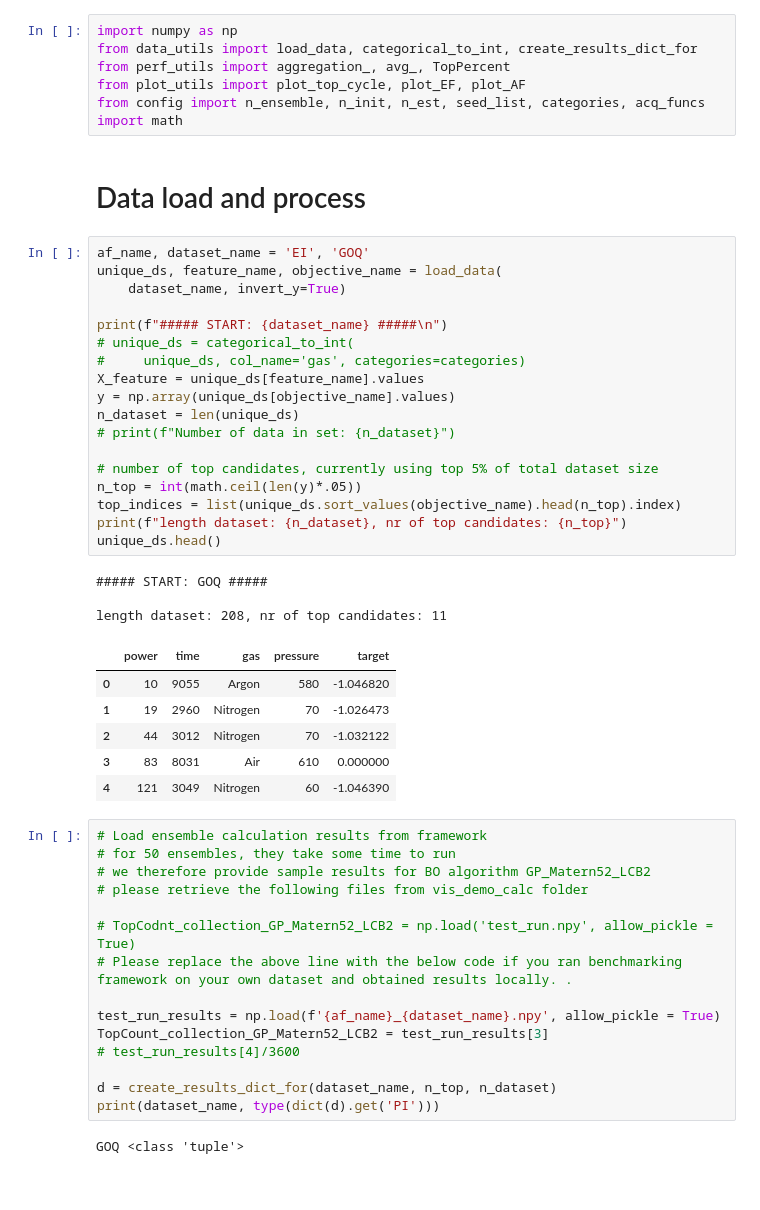
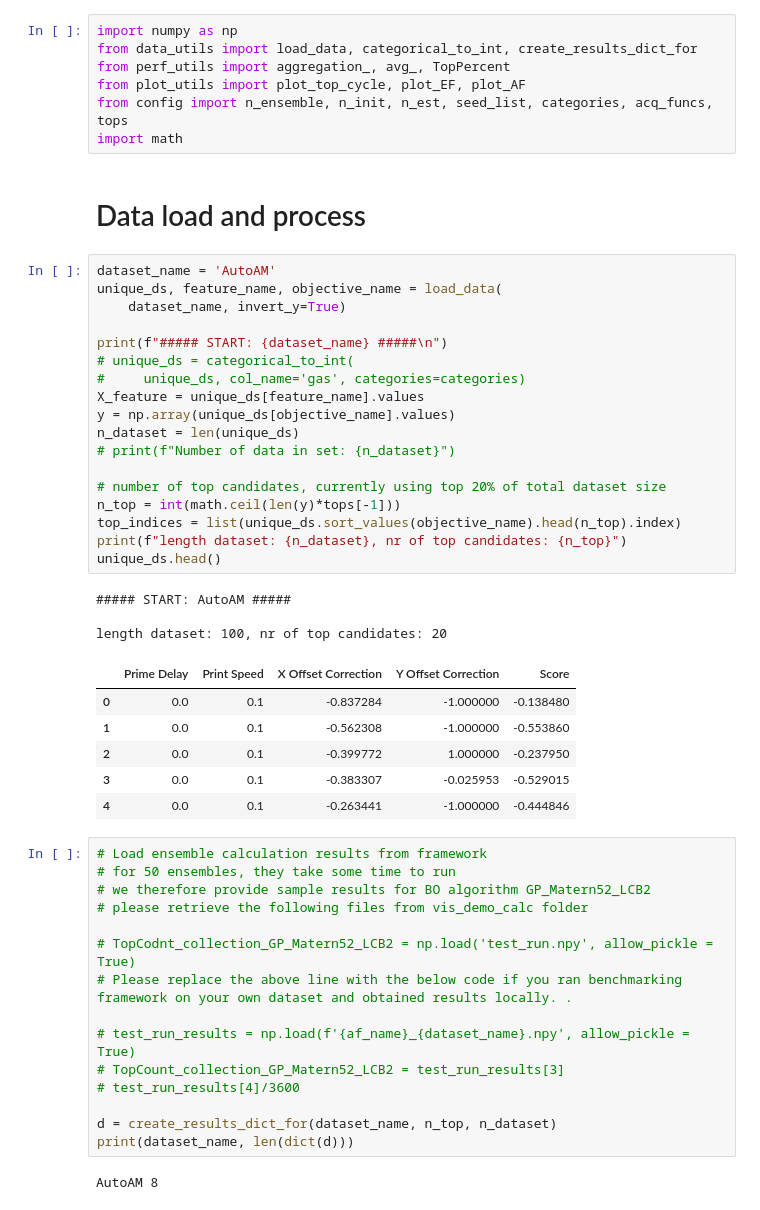
Before and after one commit to hududed/bayesian-materials-science-benchmarking, a Jupyter notebook: bayesian_materials_science_benchmarking/perf_viz.ipynb, the cells around one changed output. Drawn from its saved outputs; the diff is of its cells as text.

Commit message:
results

```diff
--- a/bayesian_materials_science_benchmarking/perf_viz.ipynb
+++ b/bayesian_materials_science_benchmarking/perf_viz.ipynb
@@ -3,38 +3,38 @@ import numpy as np
 from data_utils import load_data, categorical_to_int, create_results_dict_for
 from perf_utils import aggregation_, avg_, TopPercent
 from plot_utils import plot_top_cycle, plot_EF, plot_AF
-from config import n_ensemble, n_init, n_est, seed_list, categories, acq_funcs
+from config import n_ensemble, n_init, n_est, seed_list, categories, acq_funcs, tops
 import math
 # %% [markdown]
 # Data load and process
 # %%
-af_name, dataset_name = 'EI', 'GOQ'
+dataset_name = 'AutoAM'
 unique_ds, feature_name, objective_name = load_data(
     dataset_name, invert_y=True)
 
 print(f"##### START: {dataset_name} #####\n")
 # unique_ds = categorical_to_int(
 #     unique_ds, col_name='gas', categories=categories)
 X_feature = unique_ds[feature_name].values
 y = np.array(unique_ds[objective_name].values)
 n_dataset = len(unique_ds)
 # print(f"Number of data in set: {n_dataset}")
 
-# number of top candidates, currently using top 5% of total dataset size
-n_top = int(math.ceil(len(y)*.05))
+# number of top candidates, currently using top 20% of total dataset size
+n_top = int(math.ceil(len(y)*tops[-1]))
 top_indices = list(unique_ds.sort_values(objective_name).head(n_top).index)
 print(f"length dataset: {n_dataset}, nr of top candidates: {n_top}")
 unique_ds.head()
 # %% [output]
-##### START: GOQ #####
+##### START: AutoAM #####
 
-length dataset: 208, nr of top candidates: 11
+length dataset: 100, nr of top candidates: 20
-|  | power | time | gas | pressure | target |
-| 0 | 10 | 9055 | Argon | 580 | -1.046820 |
-| 1 | 19 | 2960 | Nitrogen | 70 | -1.026473 |
-| 2 | 44 | 3012 | Nitrogen | 70 | -1.032122 |
-| 3 | 83 | 8031 | Air | 610 | 0.000000 |
-| 4 | 121 | 3049 | Nitrogen | 60 | -1.046390 |
+|  | Prime Delay | Print Speed | X Offset Correction | Y Offset Correction | Score |
+| 0 | 0.0 | 0.1 | -0.837284 | -1.000000 | -0.138480 |
+| 1 | 0.0 | 0.1 | -0.562308 | -1.000000 | -0.553860 |
+| 2 | 0.0 | 0.1 | -0.399772 | 1.000000 | -0.237950 |
+| 3 | 0.0 | 0.1 | -0.383307 | -0.025953 | -0.529015 |
+| 4 | 0.0 | 0.1 | -0.263441 | -1.000000 | -0.444846 |
 # %%
 # Load ensemble calculation results from framework
 # for 50 ensembles, they take some time to run
@@ -44,11 +44,11 @@ length dataset: 208, nr of top candidates: 11
 # TopCodnt_collection_GP_Matern52_LCB2 = np.load('test_run.npy', allow_pickle = True)
 # Please replace the above line with the below code if you ran benchmarking framework on your own dataset and obtained results locally. .
 
-test_run_results = np.load(f'{af_name}_{dataset_name}.npy', allow_pickle = True)
-TopCount_collection_GP_Matern52_LCB2 = test_run_results[3]
+# test_run_results = np.load(f'{af_name}_{dataset_name}.npy', allow_pickle = True)
+# TopCount_collection_GP_Matern52_LCB2 = test_run_results[3]
 # test_run_results[4]/3600
 
 d = create_results_dict_for(dataset_name, n_top, n_dataset)
-print(dataset_name, type(dict(d).get('PI')))
+print(dataset_name, len(dict(d)))
 # %% [output]
-GOQ <class 'tuple'>
+AutoAM 8
```
Also changed, not shown: parts of 5 cells of this notebook, 25 other files.
